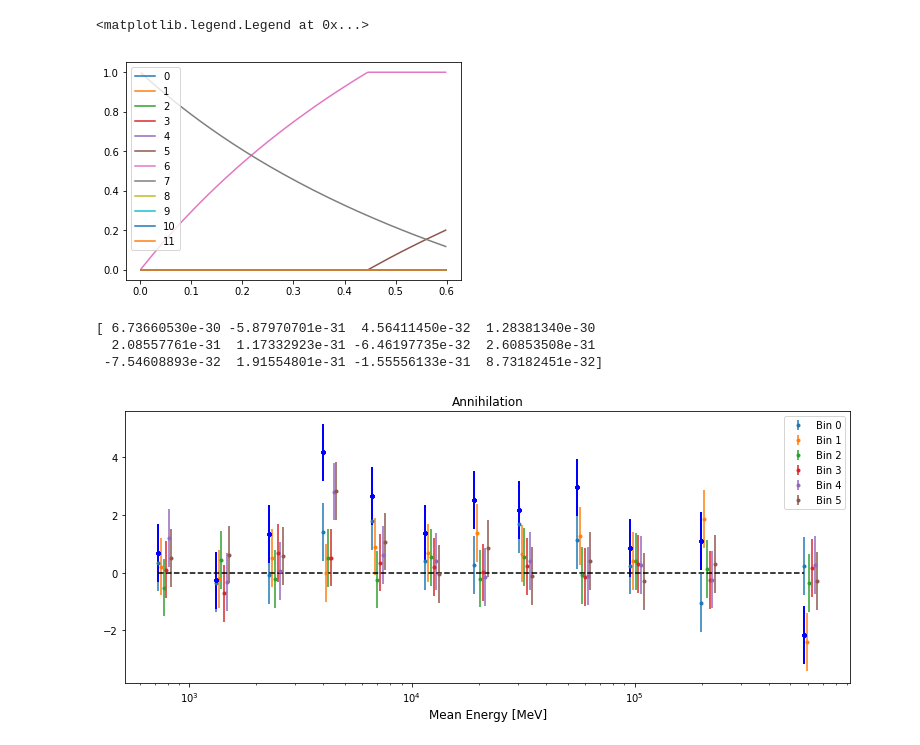
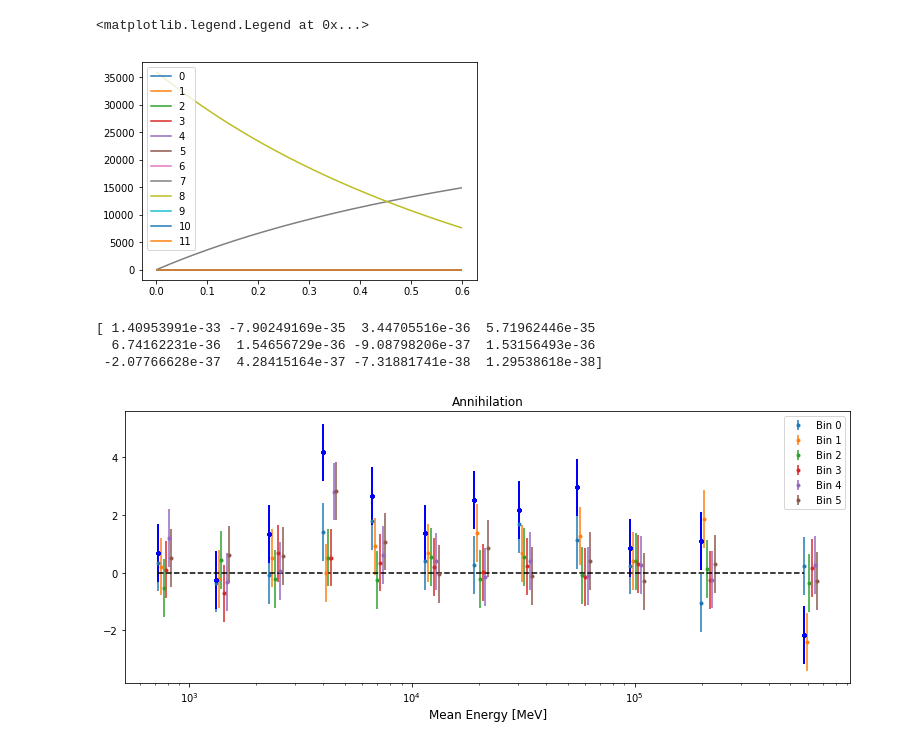
Before and after one commit to anyabua/FermiX, a Jupyter notebook: annihilation.ipynb, the cells around one changed output. Saved outputs shown, nothing was run; the diff lists cells and outputs as text; code cells hidden in the pictures.

```diff
--- a/annihilation.ipynb
+++ b/annihilation.ipynb
@@ -30,37 +30,37 @@ Edges = np.array([5.24807460e+02, 1.00000000e+03, 1.73780083e+03, 3.01995172e+03
  3.98107171e+04, 7.58577575e+04, 1.20226443e+05, 3.31131121e+05,
  1.00000000e+06])
 
 def heaviside(x,y):
     return 1*(x>y)
 
 z_4test = np.ones((150))
 
 redshifted1 = np.zeros((13,150))
 for i in range(13):
-    redshifted1[i] = Edges[i]//(1+z['3']) #z_4test #
+    redshifted1[i] = Edges[i]/(1+z['3']) #z_4test #
 
 
 #redshifted is now an array of an array of redshifted energies, where the dimension of
 #the array within the array is equal to the 13xdim(z) where 13 corresponds to the 13 energy edges.
 
 
 
 windows = []
 
 for n in range(12):
     for i in range(12):
         for k in range(150):
-            w = (min(Edges[i+1],redshifted1[n+1,k])-max(Edges[i],redshifted1[n,k]))*heaviside(redshifted1[n+1,k],Edges[i])*heaviside(Edges[i+1],redshifted1[n,k])/(Edges[i+1]-Edges[i])
+            w = (min(Edges[i+1],redshifted1[n+1,k])-max(Edges[i],redshifted1[n,k]))*heaviside(redshifted1[n+1,k],Edges[i])*heaviside(Edges[i+1],redshifted1[n,k])#/(Edges[i+1]-Edges[i])
             windows.append(w)
 
 windows = np.reshape(windows,(12,12,150))
 
-for i, w in enumerate(windows[7]):
+for i, w in enumerate(windows[8]):
     plt.plot(z['3'], w, label=f'{i}')
 plt.legend()
 # %% [output]
 <matplotlib.legend.Legend at 0x...>
-[figure, old version]
+[figure, new version]
 # %%
 from scipy.special import sici
 
@@ -209,7 +209,7 @@ data_cl  = np.array([[all_pcl[f'galaxy x gamma:{g}x{i}']for i in range(12)]for g
 for g in range(6):
     for n in range(12):
         for m in range(12):
-            A_matrix[g, n, m] = np.sum(cl_th[g,:,n,:]*cl_th[g,:,m,:]/ecl[g, :, :]**2)
+            A_matrix[g, n, m] = np.sum(cl_th[g,:,n,:]*cl_th[g,:,m,:]/(ecl[g, :, :]**2))
 
 
 
@@ -225,7 +225,7 @@ b = np.zeros([6,12])
 
 for g in range(6):
     for n in range(12):
-        b[g,n] = np.sum(cl_th[g,:,n,:]*data_cl[g,:,:]/ecl[g,:,:]**2)
+        b[g,n] = np.sum(cl_th[g,:,n,:]*data_cl[g,:,:]/(ecl[g,:,:]**2))
 
 #print(b[1])
 
@@ -240,9 +240,9 @@ for g in range(6):
             bestcl[g,i,el] = np.sum(F[g,:]*cl_th[g,i,:,el])
 print(F[4])
 # %% [output]
-[ 6.73660530e-30 -5.87970701e-31  4.56411450e-32  1.28381340e-30
-  2.08557761e-31  1.17332923e-31 -6.46197735e-32  2.60853508e-31
- -7.54608893e-32  1.91554801e-31 -1.55556133e-31  8.73182451e-32]
+[ 1.40953991e-33 -7.90249169e-35  3.44705516e-36  5.71962446e-35
+  6.74162231e-36  1.54656729e-36 -9.08798206e-37  1.53156493e-36
+ -2.07766628e-37  4.28415164e-37 -7.31881741e-38  1.29538618e-38]
 # %%
 b_comb = np.sum(b, axis = 0)
 A_comb = np.sum(A_matrix, axis = 0)
```
Also changed, not shown: parts of 2 cells of this notebook.
